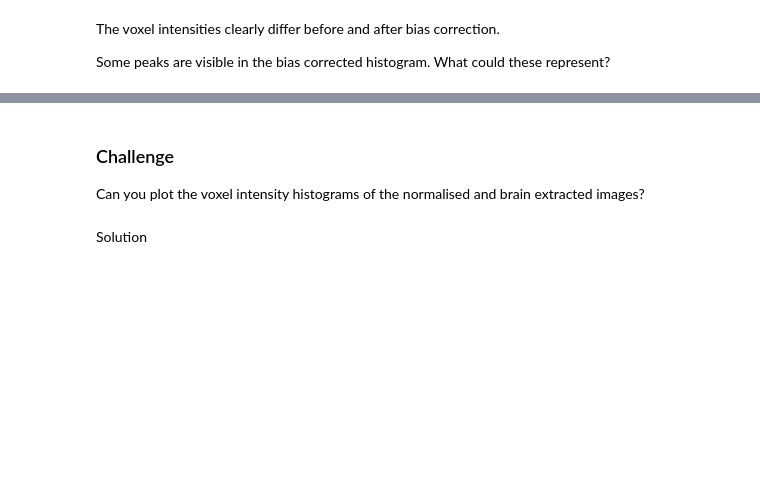
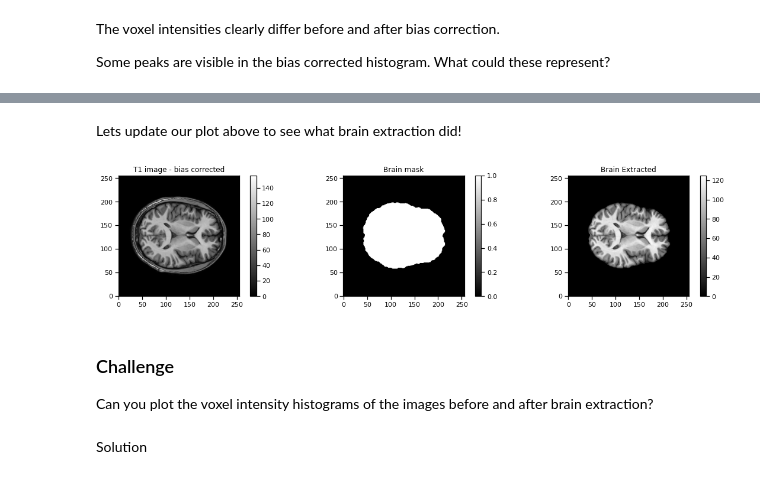
Before and after one commit to mary-tziraki/IDEAS_SDC, a Jupyter notebook: code/06-sMRI-image-cleanup.ipynb, the cells around one changed output, grey strips where cells are left out. Drawn from its saved outputs; the diff is of its cells as text; code cells hidden in the pictures; blank space fills up the shorter version.

```diff
--- a/code/06-sMRI-image-cleanup.ipynb
+++ b/code/06-sMRI-image-cleanup.ipynb
@@ -199,7 +228,32 @@ plotting.plot_anat(T1_img_brain_extract, title="T1_img_brain_extract (freesurfer
+# %% [markdown]
+Lets update our plot above to see what brain extraction did!
+# %%
+plt.figure(figsize=(16, 10))
+
+# plot the T1 image
+plt.subplot(3, 3, 1)
+plt.imshow(T1_data_corrected[:, 140, :], origin="lower", cmap="gray")
+plt.title('T1 image - bias corrected')
+plt.colorbar();
+
+# Plot binarised brian mask
+plt.subplot(3, 3, 2)
+plt.imshow(T1_brain_mask_data[:, 140, :], origin="lower", cmap="gray")
+plt.title('Brain mask')
+plt.colorbar();
+
+# plot brain extracted image
+plt.subplot(3, 3, 3)
+plt.imshow(T1_brain_data[:, 140, :], origin="lower", cmap="gray")
+plt.title('Brain Extracted')
+plt.colorbar();
+plt.tight_layout() # Magic command to optimize the multiple plots layout
+# %% [output]
+[figure, added]
 # %% [markdown]
 
 ### Challenge
-Can you plot the voxel intensity histograms of the normalised and brain extracted images?
+Can you plot the voxel intensity histograms of the images before and after brain extraction?
 # %% [markdown]
 Solution
 # %%
```
Also changed, not shown: parts of 25 cells of this notebook.
